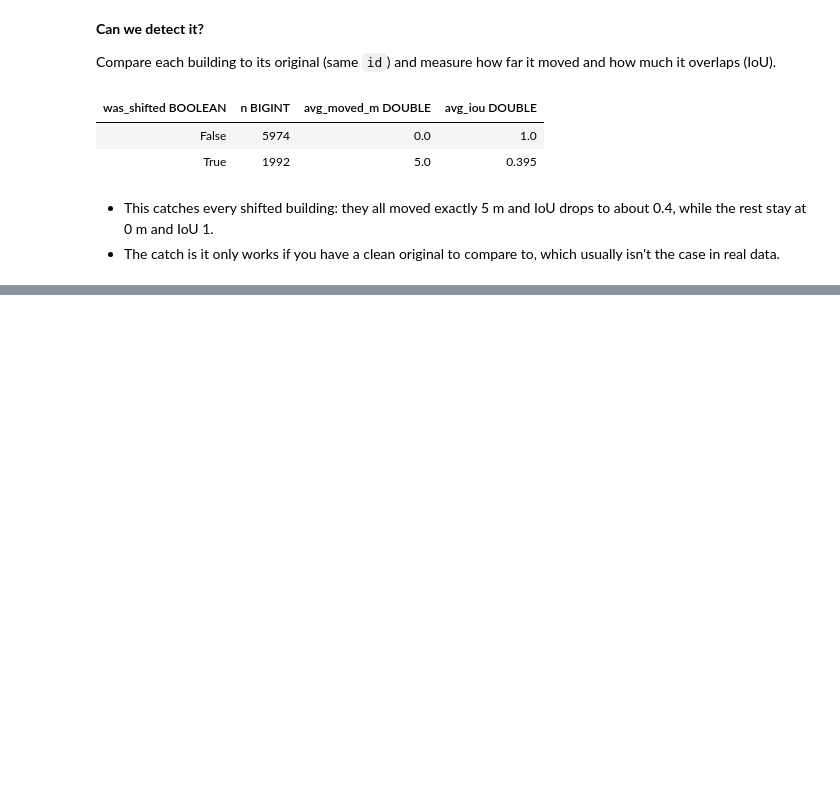
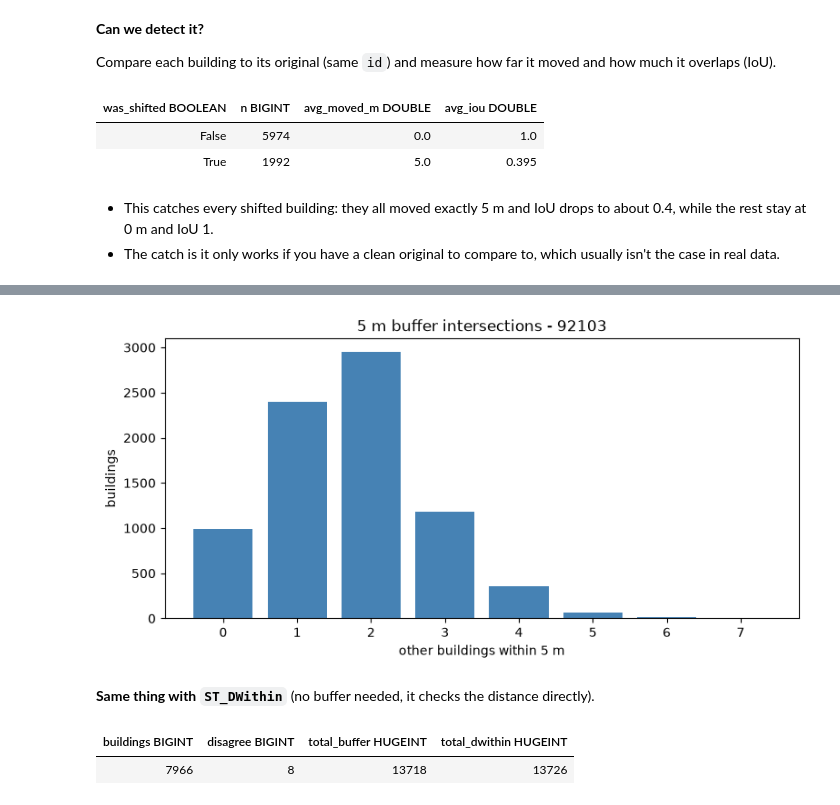
Before and after one commit to aarshiagupta/property-footprint-intelligence, a Jupyter notebook: notebooks/footprint_analysis/92103_hillcrest.ipynb, the cells around one changed output, grey strips where cells are left out. Saved outputs shown, nothing was run; the diff lists cells and outputs as text; code cells hidden in the pictures; blank space fills up the shorter version.

Commit message:
Add buffer and centroid analysis (4c-4f) for 92103

```diff
--- a/notebooks/footprint_analysis/92103_hillcrest.ipynb
+++ b/notebooks/footprint_analysis/92103_hillcrest.ipynb
@@ -249,0 +254,16 @@ con.sql("""
+# %%
+con.sql("CREATE OR REPLACE TABLE b AS SELECT row_number() OVER () AS bid, id, geometry FROM buildings")
+con.sql("CREATE OR REPLACE TABLE buf AS SELECT bid, ST_Buffer(geometry, 5) AS geometry FROM b")
+
+con.sql("""
+    CREATE OR REPLACE TABLE n_buf AS
+    SELECT b.bid, COUNT(j.other) AS n_neighbors
+    FROM b LEFT JOIN (
+        SELECT a.bid, c.bid AS other
+        FROM buf a JOIN b c ON ST_Intersects(a.geometry, c.geometry)
+        WHERE a.bid <> c.bid
+    ) j USING (bid)
+    GROUP BY b.bid
+""")
+buf_counts = con.sql("SELECT n_neighbors, COUNT(*) AS n_buildings FROM n_buf GROUP BY 1 ORDER BY 1").df()
+buf_counts
@@ -249,0 +280,31 @@ con.sql("""
+# %%
+fig, ax = plt.subplots(figsize=(9, 4))
+ax.bar(buf_counts["n_neighbors"], buf_counts["n_buildings"], color="steelblue")
+ax.set_xlabel("other buildings within 5 m")
+ax.set_ylabel("buildings")
+ax.set_title("5 m buffer intersections - 92103")
+plt.show()
+# %% [output]
+[figure, added]
+# %% [markdown]
+**Same thing with `ST_DWithin`** (no buffer needed, it checks the distance directly).
+# %%
+con.sql("""
+    CREATE OR REPLACE TABLE n_dw AS
+    SELECT b.bid, COUNT(j.other) AS n_neighbors
+    FROM b LEFT JOIN (
+        SELECT a.bid, c.bid AS other
+        FROM b a JOIN b c ON ST_DWithin(a.geometry, c.geometry, 5)
+        WHERE a.bid <> c.bid
+    ) j USING (bid)
+    GROUP BY b.bid
+""")
+con.sql("""
+    SELECT COUNT(*) AS buildings,
+           COUNT(*) FILTER (WHERE n_buf.n_neighbors <> n_dw.n_neighbors) AS disagree,
+           SUM(n_buf.n_neighbors) AS total_buffer, SUM(n_dw.n_neighbors) AS total_dwithin
+    FROM n_buf JOIN n_dw USING (bid)
+""")
+# %% [output]
+| buildings BIGINT | disagree BIGINT | total_buffer HUGEINT | total_dwithin HUGEINT |
+| 7966 | 8 | 13718 | 13726 |
```
Also changed, not shown: parts of 16 cells of this notebook.
